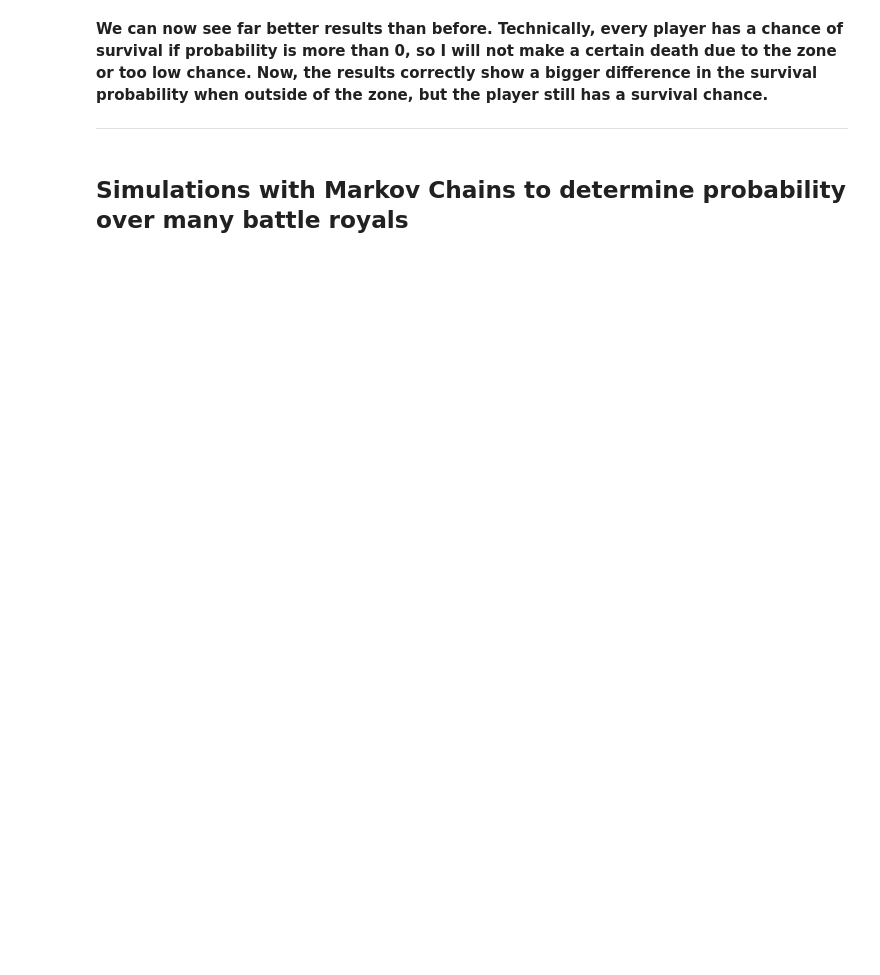
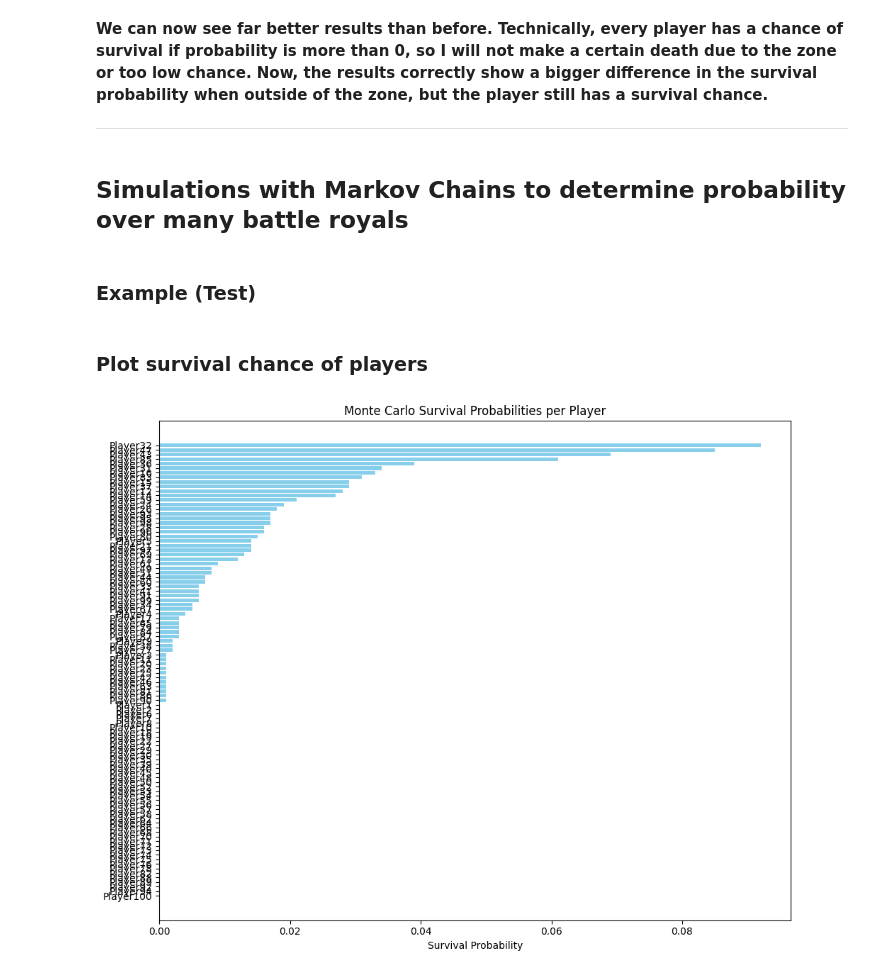
Before and after one commit to ViktorGeorgiev98/Battle_Royale_Survival_Rate, a Jupyter notebook: Battle_Rolay_Survival_Rate.ipynb, the cells around one changed output. Saved outputs shown, nothing was run; the diff lists cells and outputs as text; code cells hidden in the pictures; blank space fills up the shorter version.

Commit message:
run monte carlso simulations to solve player survival chance and then visualise it

```diff
--- a/Battle_Rolay_Survival_Rate.ipynb
+++ b/Battle_Rolay_Survival_Rate.ipynb
@@ -1055,0 +963,31 @@ Player9 | Pos: (-55.8, -22.4) | Survival Prob: 0.6873 | In Zone: False | Has wea
+# %% [markdown]
+### Example (Test)
+# %%
+zone = Zone()
+players = generate_random_players(100) # each battle royal match is with 100 people
+survival_probabilities = monte_carlo_simulations(players, zone, num_simulations=1000)
+
+# Print out survival probabilities for each player
+for player_name, survival_prob in survival_probabilities.items():
+    print(f"{player_name}: Survival Probability = {survival_prob:.4f}")
+# %% [markdown]
+### Plot survival chance of players
+# %%
+def plot_survival_probabilities(survival_probabilities):
+    # Sort by probability descending
+    sorted_probs = dict(sorted(survival_probabilities.items(), key=lambda item: item[1], reverse=True))
+
+    names = list(sorted_probs.keys())
+    values = list(sorted_probs.values())
+
+    plt.figure(figsize=(10, 8))
+    plt.barh(names, values, color='skyblue')
+    plt.xlabel("Survival Probability")
+    plt.title("Monte Carlo Survival Probabilities per Player")
+    plt.gca().invert_yaxis()  # Highest probability on top
+    plt.tight_layout()
+    plt.show()
+# %%
+plot_survival_probabilities(survival_probabilities)
+# %% [output]
+[figure, added]
```
Also changed, not shown: parts of 9 cells of this notebook.
